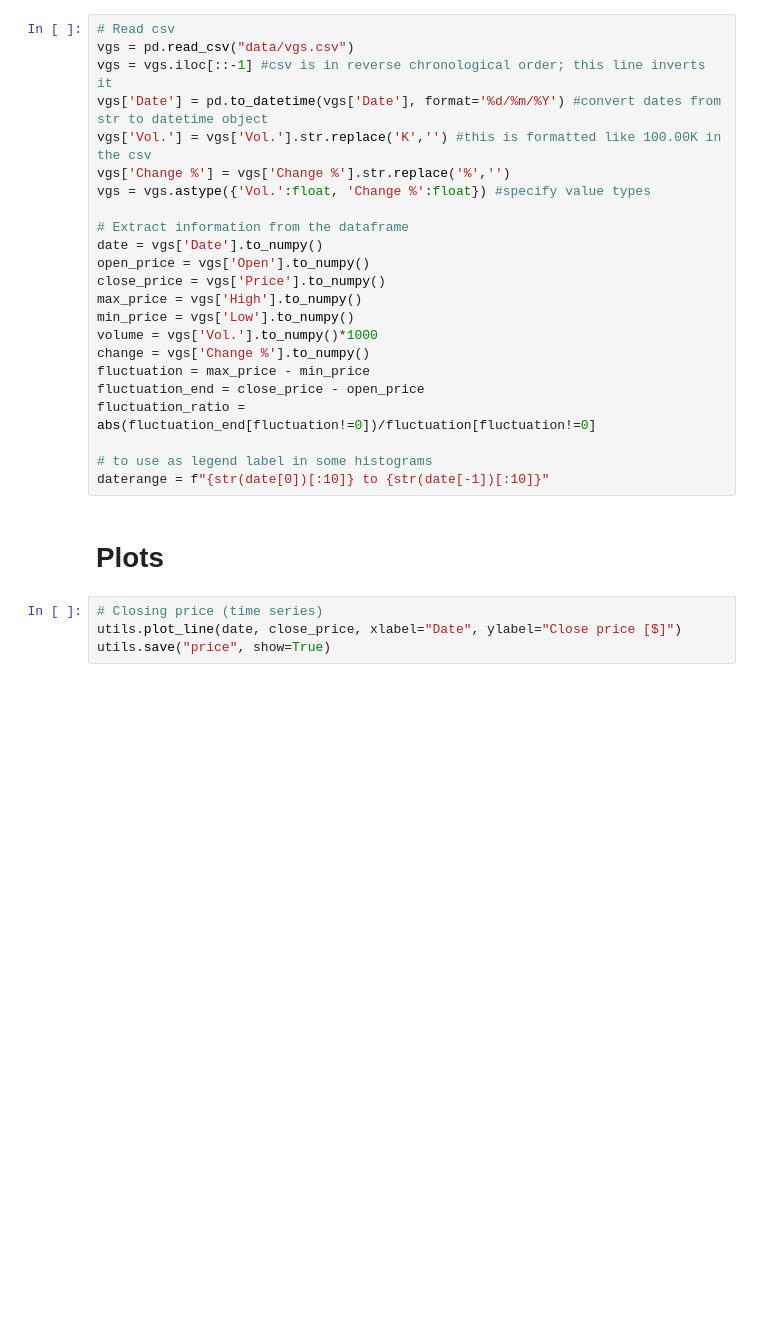
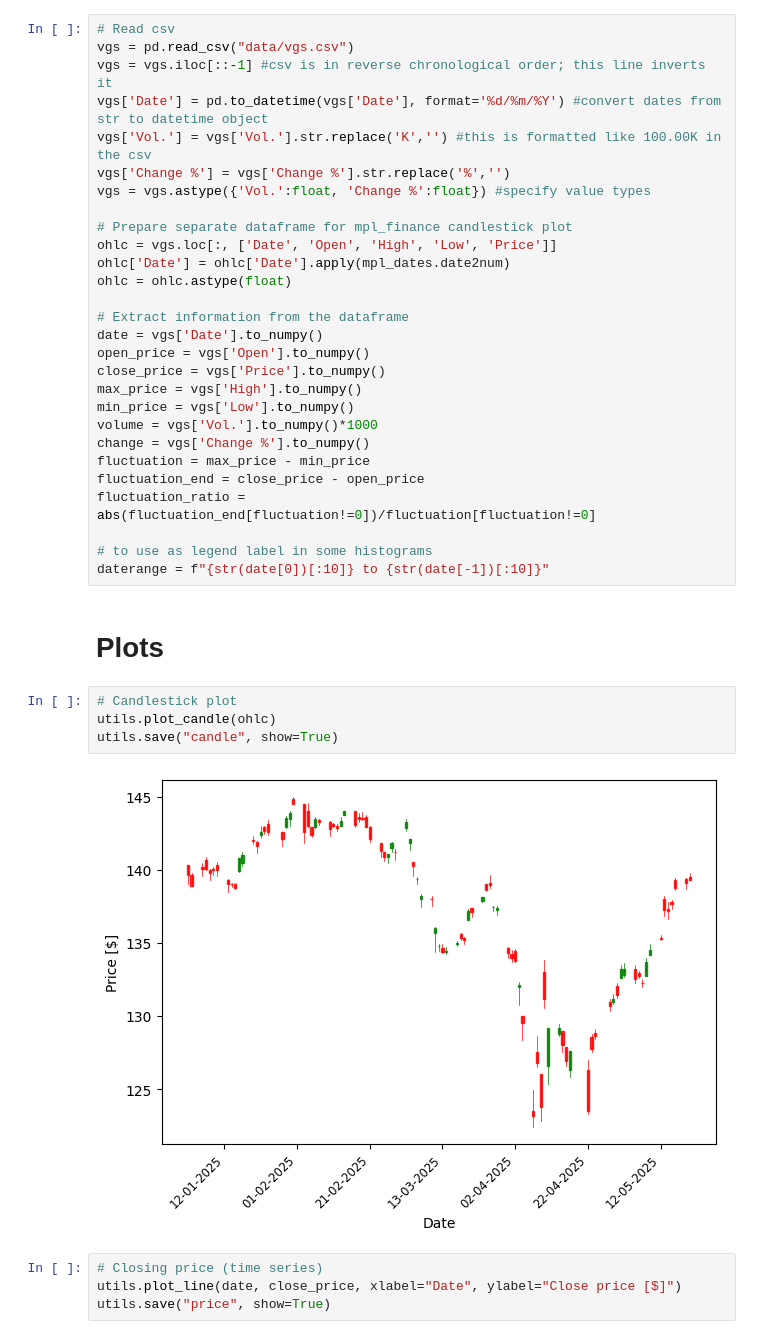
Before and after one commit to edting/historical-price-analysis, a Jupyter notebook: analysis.ipynb, the cells around one changed output. Saved outputs shown, nothing was run; the diff lists cells and outputs as text; blank space fills up the shorter version.

Commit message:
Add candlestick plot

```diff
--- a/analysis.ipynb
+++ b/analysis.ipynb
@@ -11,6 +26,11 @@ vgs['Date'] = pd.to_datetime(vgs['Date'], format='%d/%m/%Y') #convert dates from
 vgs['Vol.'] = vgs['Vol.'].str.replace('K','') #this is formatted like 100.00K in the csv
 vgs['Change %'] = vgs['Change %'].str.replace('%','')
 vgs = vgs.astype({'Vol.':float, 'Change %':float}) #specify value types
+
+# Prepare separate dataframe for mpl_finance candlestick plot
+ohlc = vgs.loc[:, ['Date', 'Open', 'High', 'Low', 'Price']]
+ohlc['Date'] = ohlc['Date'].apply(mpl_dates.date2num)
+ohlc = ohlc.astype(float)
 
 # Extract information from the dataframe
 date = vgs['Date'].to_numpy()
@@ -28,6 +48,12 @@ fluctuation_ratio = abs(fluctuation_end[fluctuation!=0])/fluctuation[fluctuation
 daterange = f"{str(date[0])[:10]} to {str(date[-1])[:10]}"
 # %% [markdown]
 # Plots
+# %%
+# Candlestick plot
+utils.plot_candle(ohlc)
+utils.save("candle", show=True)
+# %% [output]
+[figure, added]
 # %%
 # Closing price (time series)
 utils.plot_line(date, close_price, xlabel="Date", ylabel="Close price [$]")
```
Also changed, not shown: parts of 1 cell of this notebook, 1 other file.
